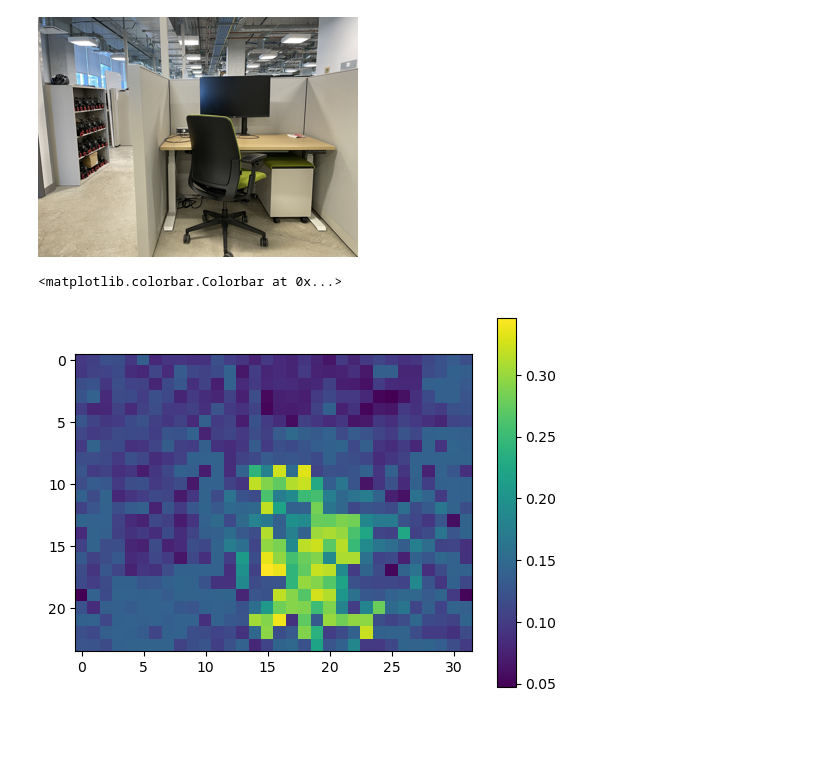
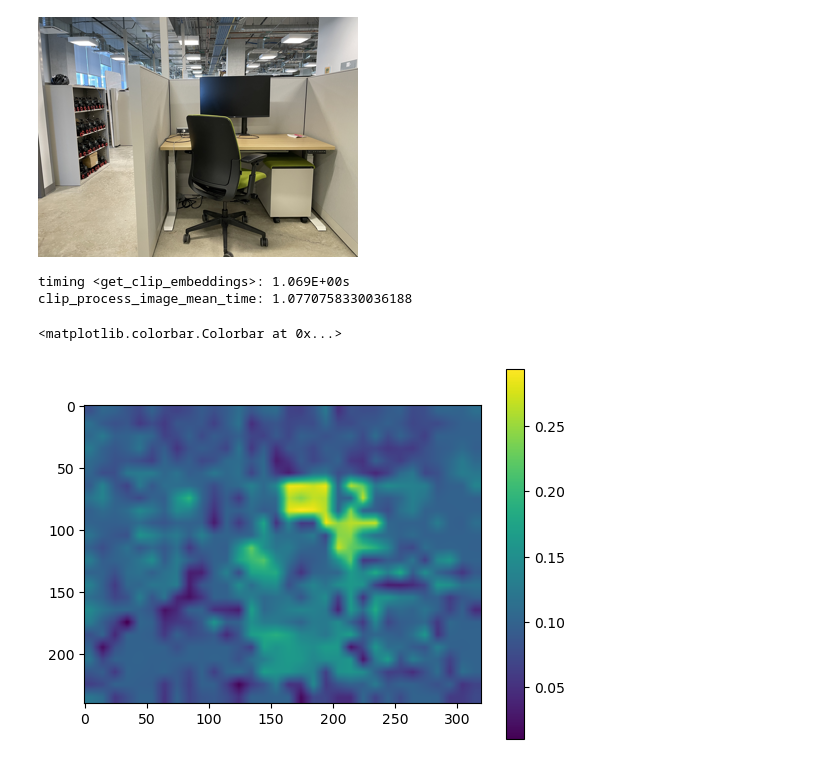
Before and after one commit to RogerQi/Patched_CLIP, a Jupyter notebook: example.ipynb, the cells around one changed output. Saved outputs shown, nothing was run; the diff lists cells and outputs as text; code cells hidden in the pictures; blank space fills up the shorter version.

```diff
--- a/example.ipynb
+++ b/example.ipynb
@@ -48,12 +71,36 @@ with torch.no_grad():
 images[0].resize((320, 240))
 # %% [output]
 [figure]
+# %%
+from torchvision import transforms
+
+transform = transforms.Compose([
+    transforms.ToTensor()
+])
+
+image_tensors = []
+
+for img in images:
+    image_tensors.append(transform(img))
+# %%
+# Get CLIP embeddings
+with torch.no_grad():
+    descriptors = get_clip_embeddings(image_tensors,
+                                      to_cpu=False,
+                                      model=model,
+                                      preprocess=preprocess,
+                                      skip_center_crop=high_res_feature)
+    descriptors = descriptors.to(device)  # BCHW
+# %% [output]
+timing <get_clip_embeddings>: 1.069E+00s
+clip_process_image_mean_time: 1.0770758330036188
 # %%
+patch_features_bchw = descriptors / descriptors.norm(dim=1, keepdim=True)
 similarity_mat_bhwc = einsum(patch_features_bchw, text_features, 'b c h w, d c -> b d h w')
+similarity_mat_bhwc = F.interpolate(similarity_mat_bhwc, size=(240, 320), mode='bilinear', align_corners=False)
+heatmap = similarity_mat_bhwc[0, 1, :, :].numpy()
+plt.imshow(heatmap)
+plt.colorbar()
+# %% [output]
+<matplotlib.colorbar.Colorbar at 0x...>
+[figure, added]
-# %%
-heatmap = similarity_mat_bhwc[0, 0, :, :].numpy()
-plt.imshow(heatmap)
-plt.colorbar()
-# %% [output]
-<matplotlib.colorbar.Colorbar at 0x...>
-[figure, removed]
```
Also changed, not shown: parts of 8 cells of this notebook, 1 other file.
